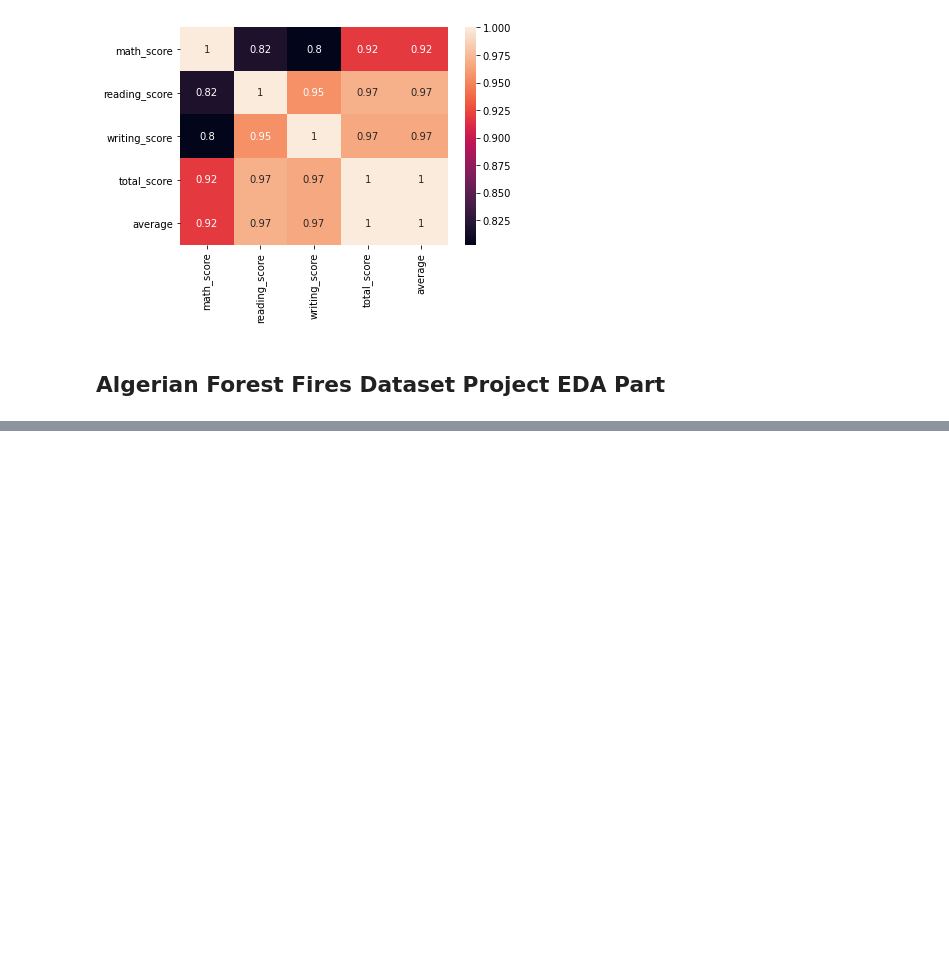
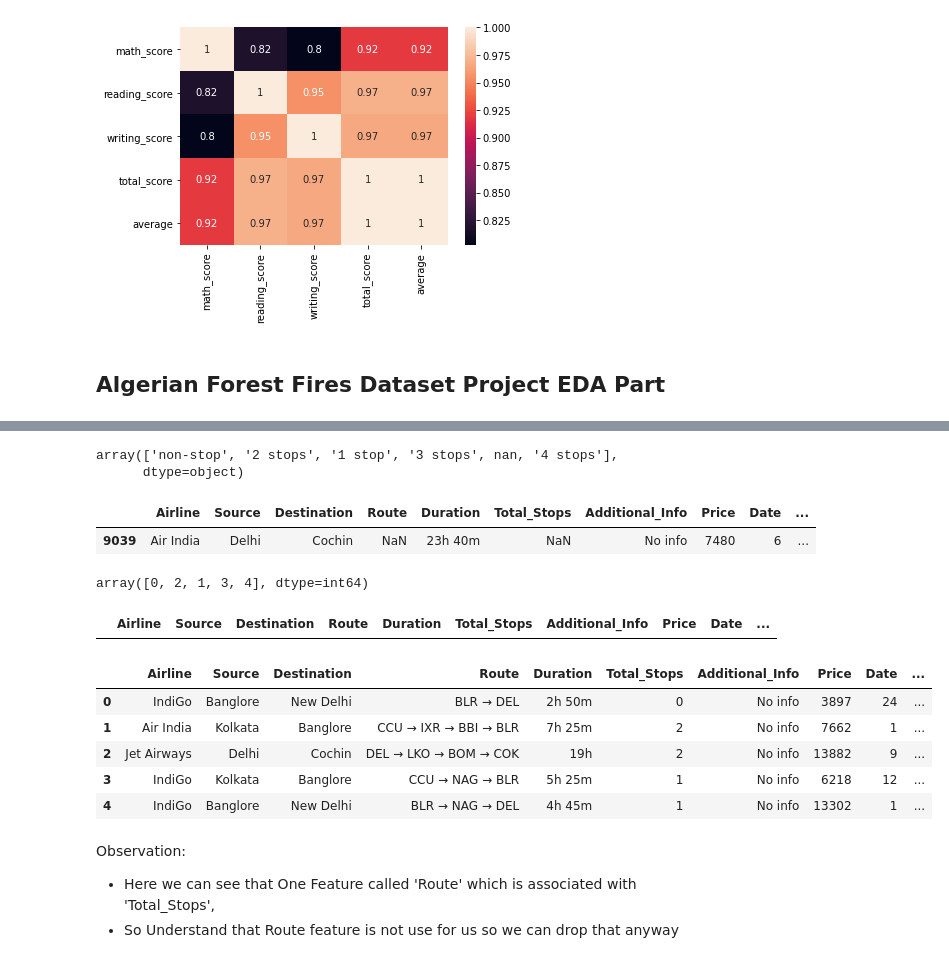
Before and after one commit to hari-r-v/PW_SKILLS, a Jupyter notebook: Data_science/EDA/EDA.ipynb, the cells around one changed output, grey strips where cells are left out. Drawn from its saved outputs; the diff is of its cells as text; code cells hidden in the pictures; blank space fills up the shorter version.

```diff
--- a/Data_science/EDA/EDA.ipynb
+++ b/Data_science/EDA/EDA.ipynb
@@ -404,0 +619,12 @@ sns.heatmap(df.corr(), annot= True)
+# %%
+# Focus on Totel_stops
+
+df['Total_Stops'].unique()
+# %% [output]
+array(['non-stop', '2 stops', '1 stop', '3 stops', nan, '4 stops'],
+      dtype=object)
+# %%
+df[df['Total_Stops'].isna()]
+# %% [output]
+|  | Airline | Source | Destination | Route | Duration | Total_Stops | Additional_Info | Price | Date | ... |
+| 9039 | Air India | Delhi | Cochin | NaN | 23h 40m | NaN | No info | 7480 | 6 | ... |
@@ -404,0 +633,21 @@ sns.heatmap(df.corr(), annot= True)
+# %%
+df['Total_Stops'].unique()
+# %% [output]
+array([0, 2, 1, 3, 4], dtype=int64)
+# %%
+df[df['Total_Stops'].isna()]
+# %% [output]
+|  | Airline | Source | Destination | Route | Duration | Total_Stops | Additional_Info | Price | Date | ... |
+# %%
+df.head()
+# %% [output]
+|  | Airline | Source | Destination | Route | Duration | Total_Stops | Additional_Info | Price | Date | ... |
+| 0 | IndiGo | Banglore | New Delhi | BLR → DEL | 2h 50m | 0 | No info | 3897 | 24 | ... |
+| 1 | Air India | Kolkata | Banglore | CCU → IXR → BBI → BLR | 7h 25m | 2 | No info | 7662 | 1 | ... |
+| 2 | Jet Airways | Delhi | Cochin | DEL → LKO → BOM → COK | 19h | 2 | No info | 13882 | 9 | ... |
+| 3 | IndiGo | Kolkata | Banglore | CCU → NAG → BLR | 5h 25m | 1 | No info | 6218 | 12 | ... |
+| 4 | IndiGo | Banglore | New Delhi | BLR → NAG → DEL | 4h 45m | 1 | No info | 13302 | 1 | ... |
+# %% [markdown]
+Observation:
+- Here we can see that One Feature called 'Route' which is associated with 'Total_Stops',
+- So Understand that Route feature is not use for us so we can drop that anyway
```
Also changed, not shown: parts of 39 cells of this notebook, 2 other files.
